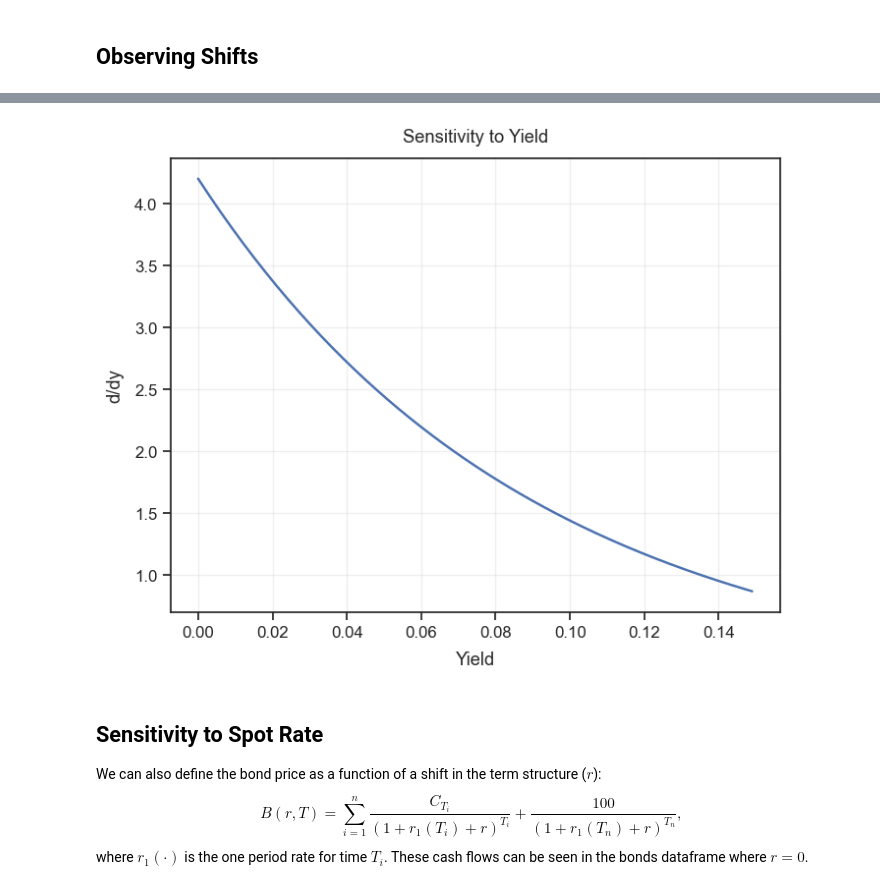
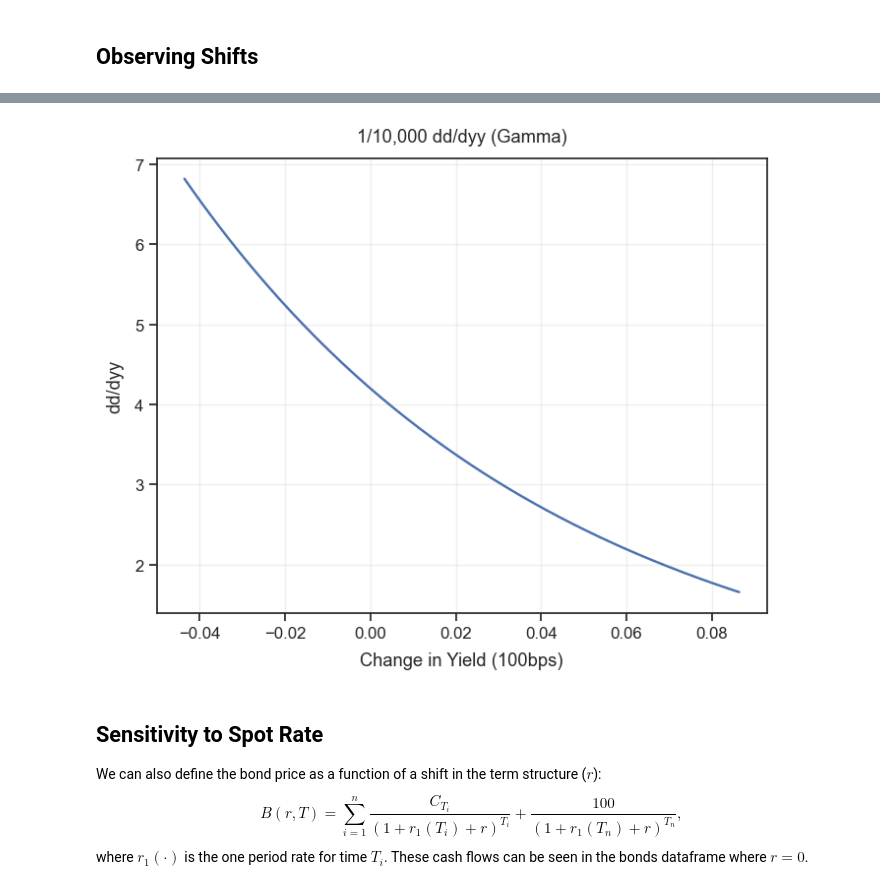
Before and after one commit to ChrisJMolloy/Bond-Duration, a Jupyter notebook: sensitivity.ipynb, the cells around one changed output, grey strips where cells are left out. Saved outputs shown, nothing was run; the diff lists cells and outputs as text; code cells hidden in the pictures.

```diff
--- a/sensitivity.ipynb
+++ b/sensitivity.ipynb
@@ -233,6 +233,6 @@ Convexity of bond: 402.26985945137517
 # %% [markdown]
 ## Observing Shifts
 # %%
-shifts = np.arange(0, 0.15, 1/1_000)
-new_price = np.array([x.get_price(shift) for shift in shifts])
+shifts = np.arange(-x.YTM, x.YTM*2, 1/1_000)
+new_price = np.array([x.get_price(x.YTM + shift) for shift in shifts])
 # %%
@@ -257,12 +257,12 @@ plt.show()
 new_c = 1/10_000 * np.array([x.get_dyy(shift) for shift in shifts])
 # %%
 plt.plot(shifts, new_c)
-plt.xlabel("Yield")
-plt.ylabel("d/dy")
-plt.title("Sensitivity to Yield")
+plt.xlabel("Change in Yield (100bps)")
+plt.ylabel("dd/dyy")
+plt.title("1/10,000 dd/dyy (Gamma)")
 plt.show()
 # %% [output]
-[figure, old version]
+[figure, new version]
 # %% [markdown]
 ## Sensitivity to Spot Rate
 
```
Also changed, not shown: parts of 33 cells of this notebook, 1 other file.
